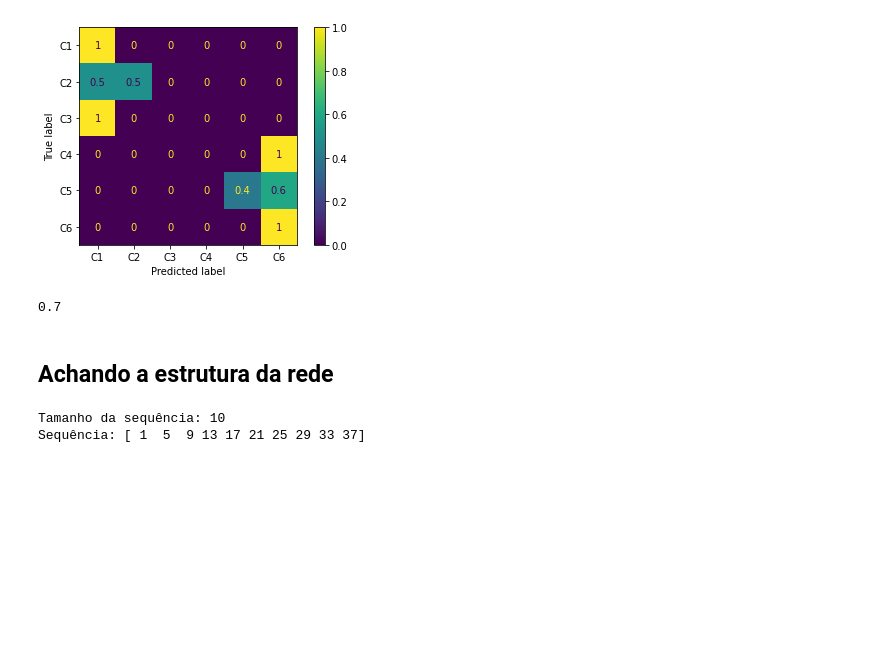
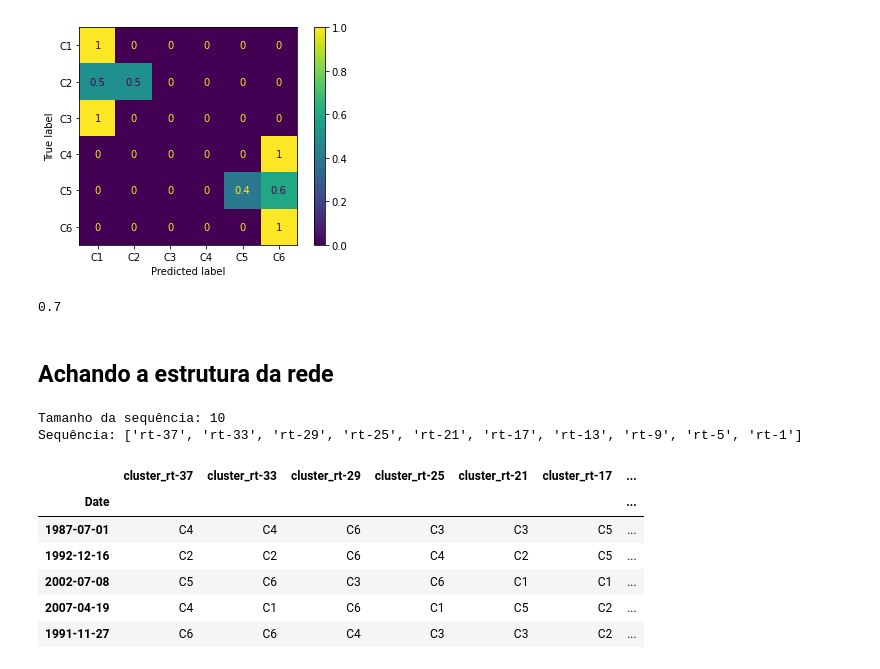
Before and after one commit to cafe-com-analytics/stock_market_index_daily_direction, a Jupyter notebook: notebooks/01_reproducing_paper.ipynb, the cells around one changed output. Cells and saved outputs as stored; diff of their text form; code cells hidden in the pictures; blank space fills up the shorter version.

```diff
--- a/notebooks/01_reproducing_paper.ipynb
+++ b/notebooks/01_reproducing_paper.ipynb
@@ -258,15 +260,29 @@ accuracy_score(X_test["Cluster"], y_pred, normalize=True)
 ## Achando a estrutura da rede
 # %%
 print(f"""\nTamanho da sequência: {len(np.arange(1, 40, 4))}
-Sequência: {np.arange(1, 40, 4)}\n""")
-
-X_train_network = X_train[["rt"]].copy()
-X_train_network = create_shifted_rt(X_train_network, np.arange(1, 40, 2))
-X_train_network.dropna(how="any", axis=0, inplace=True)
-X_train_network = X_train_network.sample(50, random_state=42).copy()
+Sequência: {["rt-"+str(_) for _ in np.arange(1, 40, 4)][::-1]}\n""")
 # %% [output]
 Tamanho da sequência: 10
-Sequência: [ 1  5  9 13 17 21 25 29 33 37]
+Sequência: ['rt-37', 'rt-33', 'rt-29', 'rt-25', 'rt-21', 'rt-17', 'rt-13', 'rt-9', 'rt-5', 'rt-1']
+# %%
+X_train_network = X_train[["rt"]].copy()
+X_train_network = create_shifted_rt(X_train_network, np.arange(1, 40, 2))
+X_train_network = uniform_clustering(
+    X_train_network, ['rt-37', 'rt-33', 'rt-29', 'rt-25', 'rt-21', 'rt-17', 'rt-13', 'rt-9', 'rt-5', 'rt-1', 'rt'])
+
+X_train_network.dropna(how="any", axis=0, inplace=True)
+X_train_network = X_train_network.sample(500, random_state=42).copy()
+X_train_network = X_train_network[[column for column in X_train_network.columns if 'cluster_' in column]]
+
+X_train_network.head()
+# %% [output]
+|  | cluster_rt-37 | cluster_rt-33 | cluster_rt-29 | cluster_rt-25 | cluster_rt-21 | cluster_rt-17 | ... |
+| Date |  |  |  |  |  |  | ... |
+| 1987-07-01 | C4 | C4 | C6 | C3 | C3 | C5 | ... |
+| 1992-12-16 | C2 | C2 | C6 | C4 | C2 | C5 | ... |
+| 2002-07-08 | C5 | C6 | C3 | C6 | C1 | C1 | ... |
+| 2007-04-19 | C4 | C1 | C6 | C1 | C5 | C2 | ... |
+| 1991-11-27 | C6 | C6 | C4 | C3 | C3 | C2 | ... |
 # %%
 from pgmpy.estimators import PC, HillClimbSearch, ExhaustiveSearch
 from pgmpy.estimators import K2Score
```
Also changed, not shown: parts of 10 cells of this notebook.
